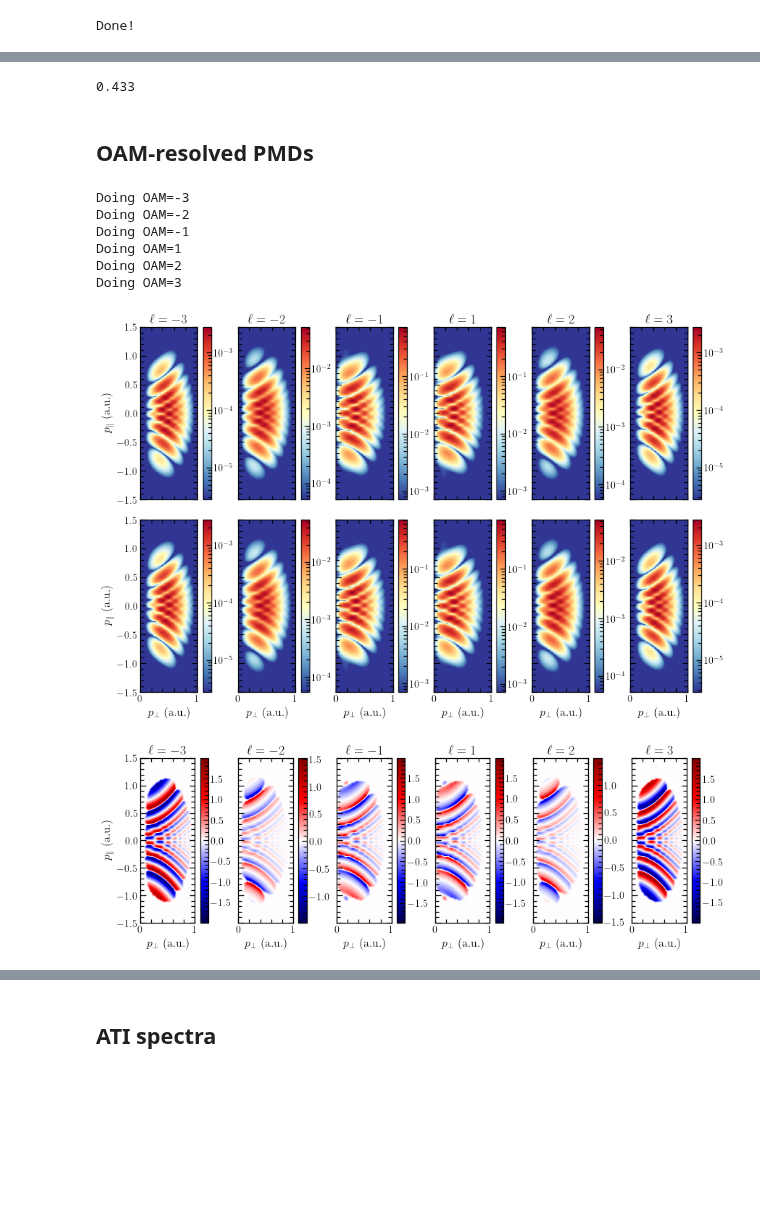
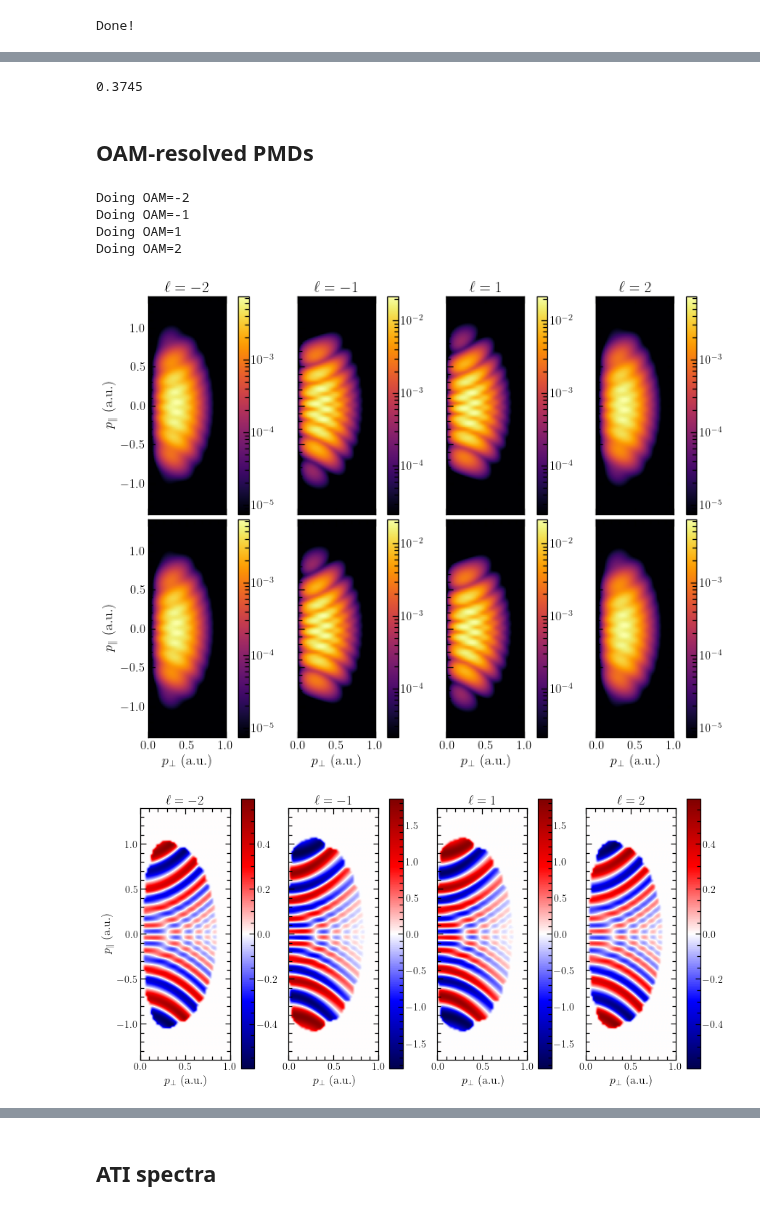
Before and after one commit to EmilHansen1/SFA_OAM_Linear, a Jupyter notebook: CHBrClF.ipynb, the cells around one changed output, grey strips where cells are left out. Saved outputs shown, nothing was run; the diff lists cells and outputs as text; code cells hidden in the pictures; blank space fills up the shorter version.

```diff
--- a/CHBrClF.ipynb
+++ b/CHBrClF.ipynb
@@ -51,7 +51,7 @@ except NotImplementedError:
 
 pool = multiprocessing.Pool(processes=cpus)
 # %%
-output = oi.OutputInterface('output_files/S-fencone_mod2.out')
+output = oi.OutputInterface('output_files/CHBrClF1.out') #H2O2_mod.out
 Ip = abs(output.saved_orbitals[output.HOMO][0])
 kappa = np.sqrt(2*Ip)
 omega = 0.057     # Frequency of light
@@ -59,5 +59,5 @@ Up = 0.22         # Ponderomotive potential
 CEP = np.pi/2
 N = 2
 
-gto_coeffs = np.array(output.output_GTOs())
+#gto_coeffs = np.array(output.output_GTOs())
 # %%
@@ -116,0 +124,21 @@ plt.show()
+# %%
+fig, axs = plt.subplots(ncols=2, nrows=2, constrained_layout=True, facecolor='white', sharex='all', figsize=(10, 6))
+lm_lst = [[[1, 1], [2, 1]],
+          [[2, 2], [0, 0]]]
+for i in range(2):
+    for j in range(2):
+        l, m = lm_lst[i][j]
+        axs[i, j].plot(plot_list, np.abs(f_lms[:, 0, l, m]), label=r'$f_{\ell m}(r)$', c='darkcyan')
+        axs[i, j].plot(plot_list, np.abs(asymp(plot_list, clm_array[0, l, m])), label=r'$c_{\ell m}(r)$', c='firebrick', ls='--')
+        axs[i, j].set_yscale('log')
+        axs[i, j].set_xlim(plot_list[0], plot_list[-1])
+        axs[i, j].minorticks_on()
+        axs[i, j].text(0.1, 0.1, f'$\ell={l}$, $m={m}$', horizontalalignment='left', verticalalignment='bottom',
+                       transform=axs[i, j].transAxes, fontsize=16)
+        if j == 0:
+            axs[i, j].set_ylabel('Absolute ampltiude')
+            if i == 0:
+                axs[i, j].legend(frameon=False)
+        if i == 1:
+            axs[i, j].set_xlabel('$r$ (a.u.)')
+plt.savefig('expansion.eps', format='eps')
@@ -170,12 +204,12 @@ mlab.show()
 ## Calculate PMDs
 # %%
 dp = 4. / 200
-px_lst = np.arange(-1, 1, dp)
+px_lst = np.arange(0, 1, dp)
 pz_lst = np.arange(-1.5, 1.5, dp)
 py = 0.
 px_grd, pz_grd = np.meshgrid(px_lst, pz_lst)
 
-sfa = sfa_lin.SFALinearPulse(Ip, Up, omega, 2, np.pi/2, 'asymp_martiny')
+sfa = sfa_lin.SFALinearPulse(Ip, Up, omega, 2, np.pi/2, 'asymp')
 M_grd = np.array(pool.starmap(sfa.Mxz_List, zip(px_grd, repeat(py), pz_grd, repeat(clm_array))))
 M_grd2 = np.array(pool.starmap(sfa.Mxz_List, zip(px_grd, repeat(py), pz_grd, repeat(clm_array2))))
 M_sqr = np.abs(np.flip(M_grd, 0))**2
@@ -198,15 +233,15 @@ plt.show()
 # %%
 Ip
 # %% [output]
-0.433
+0.3745
 # %% [markdown]
 ## OAM-resolved PMDs
 # %%
 OAM_grd1 = []
 OAM_grd2 = []
-OAM_lst = [-3, -2, -1, 1, 2, 3]
+OAM_lst = [-2, -1, 1, 2]
 
-dp = 4. / 175#450
+dp = 4. / 200 #450
 px_lst = np.arange(0.01, 1, dp)
 pz_lst = np.arange(-1.5, 1.5, dp)
 py = 0.
@@ -221,30 +256,28 @@ for OAM in OAM_lst:
     OAM_grd2.append(M_l)
 OAM_grd_tot = [OAM_grd1, OAM_grd2]
 # %% [output]
-Doing OAM=-3
 Doing OAM=-2
 Doing OAM=-1
 Doing OAM=1
 Doing OAM=2
-Doing OAM=3
 # %%
-fig, axs = plt.subplots(2, len(OAM_lst), facecolor='white', figsize=(12, 8), constrained_layout=True, sharey='all', sharex='all')
+fig, axs = plt.subplots(2, len(OAM_lst), facecolor='white', figsize=(10, 8), constrained_layout=True, sharey='all', sharex='all')
 for i in range(2):
     for j in range(len(OAM_lst)):
-        im = axs[i, j].imshow(np.abs(OAM_grd_tot[i][j])**2, cmap='RdYlBu_r',
+        im = axs[i, j].imshow(np.abs(OAM_grd_tot[i][j])**2, cmap='inferno',
                               norm=LogNorm(vmax=np.max(np.abs(OAM_grd_tot[i][j])**2), vmin=np.max(np.abs(OAM_grd_tot[i][j])**2)*1e-3),
-                              extent=(0, 1, -1.5, 1.5))
+                              extent=(0, 1, -1.4, 1.4))
         plt.colorbar(im, ax=axs[i, j], shrink=1)
         axs[i, j].minorticks_on()
         if i == 0:
             axs[i, j].set_title(f'$\ell={OAM_lst[j]}$')
         if i == 1:
             axs[i, j].set_xlabel(r'$p_\perp$ (a.u.)')
         if j == 0:
             axs[i, j].set_ylabel(r'$p_\parallel$ (a.u.)')
 #plt.show()
 # %% [output]
-[figure, old version]
+[figure, new version]
 # %%
 num = len(OAM_lst)
 threshold = 0.125e-2
@@ -260,7 +293,7 @@ for ax, Ml1, Ml2, l in zip(axs, OAM_grd_tot[0], OAM_grd_tot[1], OAM_lst):
     filter_list2 = Ml2 > np.max(Ml2 * threshold)
     combined_filter = np.logical_or(filter_list1, filter_list2)
     PEVD[np.logical_not(combined_filter)] = 0
-    im = ax.imshow(PEVD, cmap='seismic', norm=MidpointNormalize(np.min(PEVD), np.max(PEVD)), extent=(0, 1, -1.5, 1.5), interpolation='bicubic')
+    im = ax.imshow(PEVD, cmap='seismic', norm=MidpointNormalize(np.min(PEVD), np.max(PEVD)), extent=(0, 1, -1.4, 1.4), interpolation='bicubic')
     cbar = plt.colorbar(im, ax=ax)
     cbar.minorticks_on()
     ax.set_xlabel(r'$p_\perp$ (a.u.)')
@@ -271,7 +304,7 @@ for ax, Ml1, Ml2, l in zip(axs, OAM_grd_tot[0], OAM_grd_tot[1], OAM_lst):
     count += 1
 plt.show()
 # %% [output]
-[figure, old version]
+[figure, new version]
 # %%
 num = len(OAM_lst)
 threshold = 0.125e-2
```
Also changed, not shown: parts of 32 cells of this notebook, 2 other files.
